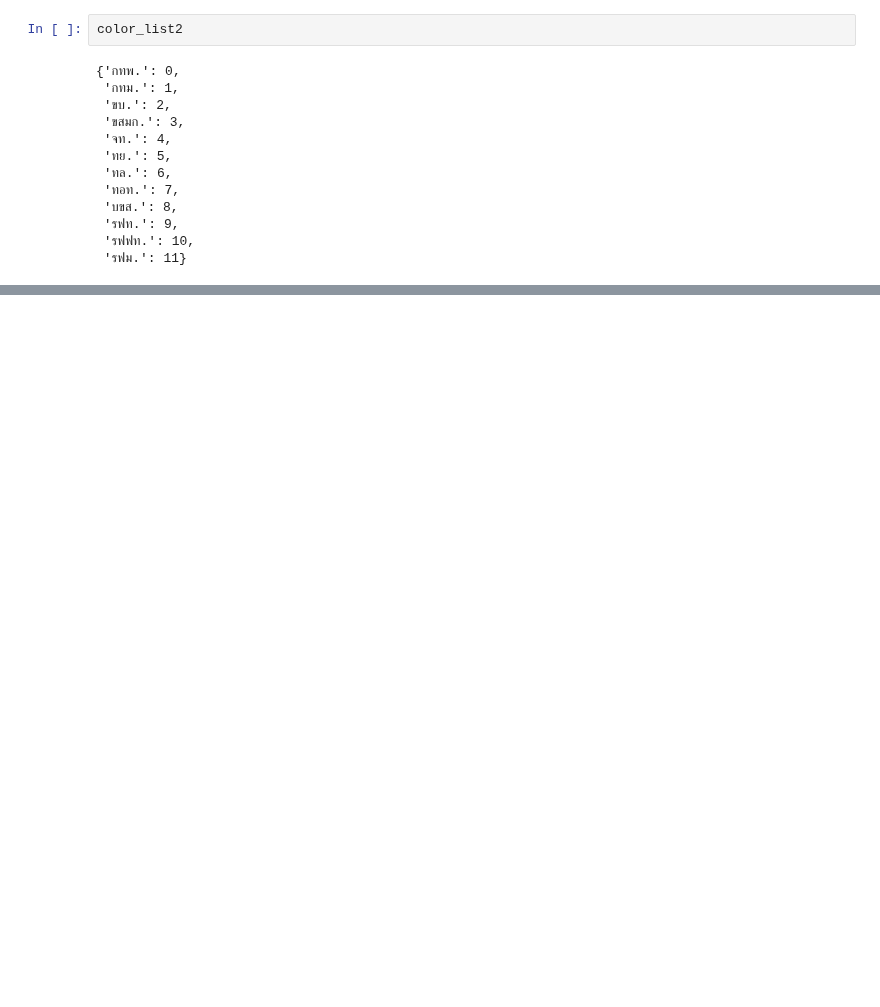
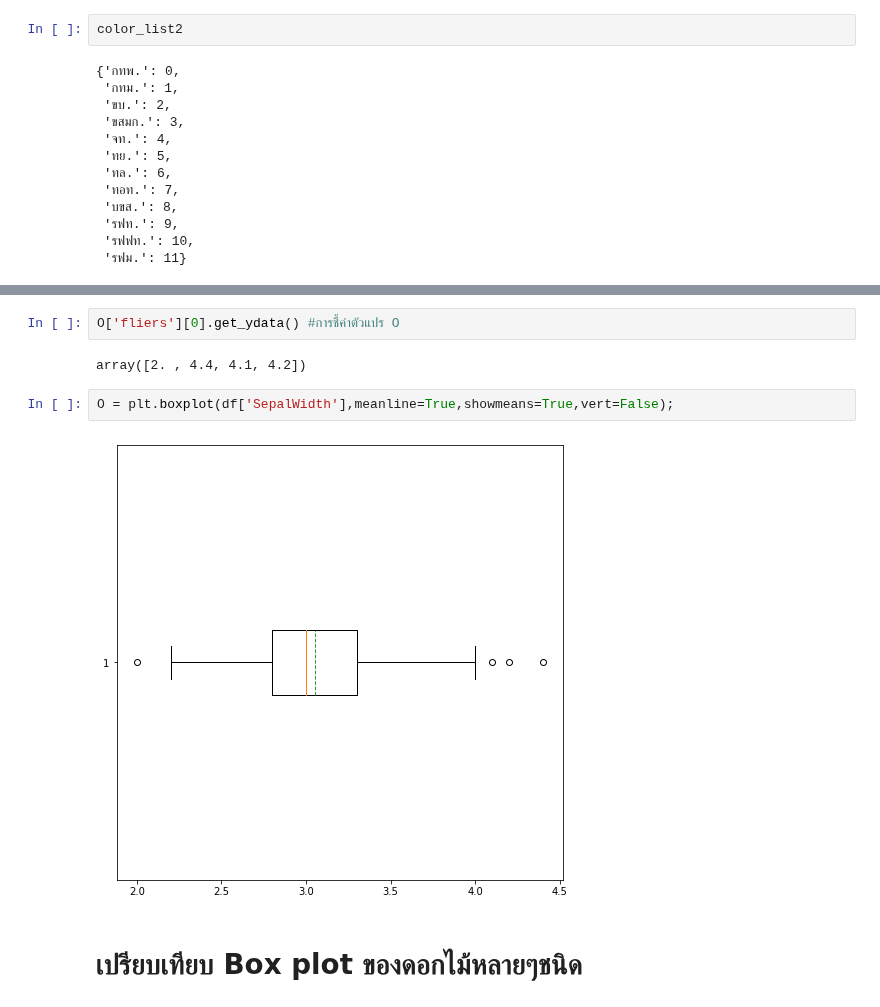
Before and after one commit to MeenTers/data_viz, a Jupyter notebook: Visualize_Data_Distribution(02).ipynb, the cells around one changed output, grey strips where cells are left out. Cells and saved outputs as stored; diff of their text form; blank space fills up the shorter version.

```diff
--- a/Visualize_Data_Distribution(02).ipynb
+++ b/Visualize_Data_Distribution(02).ipynb
@@ -260,0 +295,10 @@ color_list2
+# %%
+O['fliers'][0].get_ydata() #การชี้ค่าตัวแปร O
+# %% [output]
+array([2. , 4.4, 4.1, 4.2])
+# %%
+O = plt.boxplot(df['SepalWidth'],meanline=True,showmeans=True,vert=False);
+# %% [output]
+[figure, added]
+# %% [markdown]
+# เปรียบเทียบ Box plot ของดอกไม้หลายๆชนิด
```
Also changed, not shown: parts of 8 cells of this notebook.
